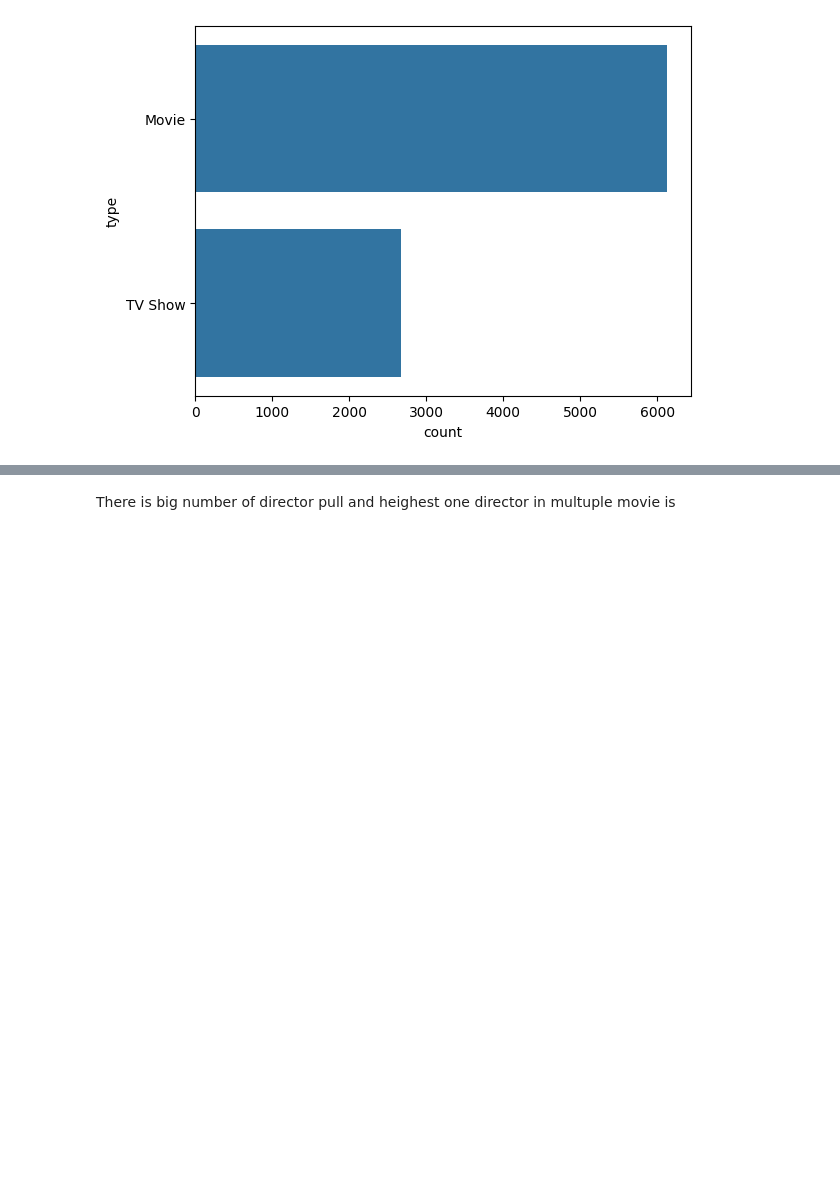
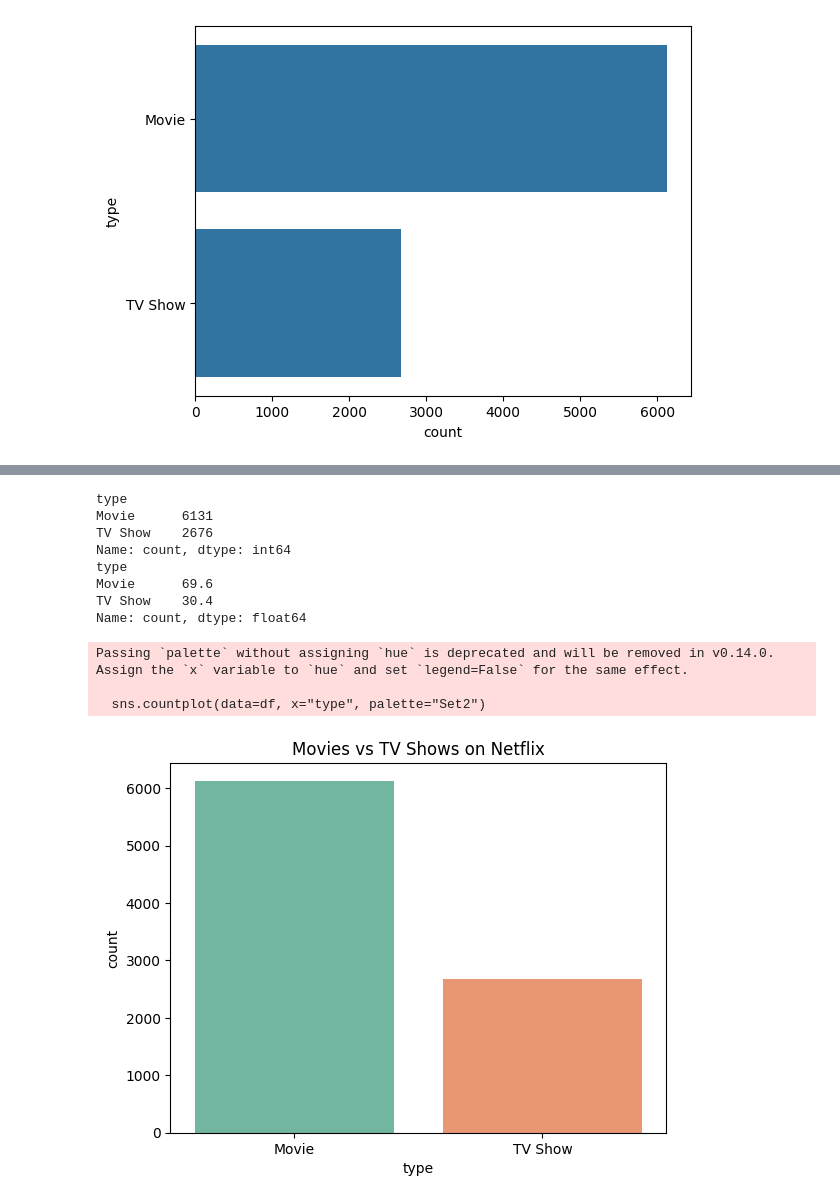
Before and after one commit to parth5757/ML-AI-Data_Science, a Jupyter notebook: Projects/Daily_learning/day1-netflix-content-analysis-ipynb.ipynb, the cells around one changed output, grey strips where cells are left out. Drawn from its saved outputs; the diff is of its cells as text; code cells hidden in the pictures; blank space fills up the shorter version.

```diff
--- a/Projects/Daily_learning/day1-netflix-content-analysis-ipynb.ipynb
+++ b/Projects/Daily_learning/day1-netflix-content-analysis-ipynb.ipynb
@@ -89,0 +101,21 @@ df.describe()
+# %%
+df = df.drop_duplicates()
+
+# A few rows have the duration typed into the "rating" column - fix them
+mask = df["rating"].astype(str).str.contains("min")
+df.loc[mask, "duration"] = df.loc[mask, "rating"]
+df.loc[mask, "rating"] = "Unknown"
+
+# Fill missing text values
+for col in ["director", "cast", "country", "rating"]:
+    df[col] = df[col].fillna("Unknown")
+
+# Dates
+df["date_added"] = pd.to_datetime(df["date_added"].str.strip(), errors="coerce")
+df["year_added"] = df["date_added"].dt.year
+df["month_added"] = df["date_added"].dt.month_name()
+
+# Duration as a number (minutes for movies, seasons for TV shows)
+df["duration_num"] = df["duration"].str.extract(r"(\d+)").astype(float)
+
+df.isna().sum()
@@ -161,2 +213,0 @@ plt.show()
-# %% [markdown]
-There is big number of director pull and heighest one director in multuple movie is
@@ -164,0 +214,21 @@ There is big number of director pull and heighest one director in multuple movie
+# %%
+counts = df["type"].value_counts()
+print(counts)
+print((counts / counts.sum() * 100).round(1))
+
+sns.countplot(data=df, x="type", palette="Set2")
+plt.title("Movies vs TV Shows on Netflix")
+plt.show()
+# %% [output]
+type
+Movie      6131
+TV Show    2676
+Name: count, dtype: int64
+type
+Movie      69.6
+TV Show    30.4
+Name: count, dtype: float64
+Passing `palette` without assigning `hue` is deprecated and will be removed in v0.14.0. Assign the `x` variable to `hue` and set `legend=False` for the same effect.
+
+  sns.countplot(data=df, x="type", palette="Set2")
+[figure, added]
```
Also changed, not shown: parts of 26 cells of this notebook.
